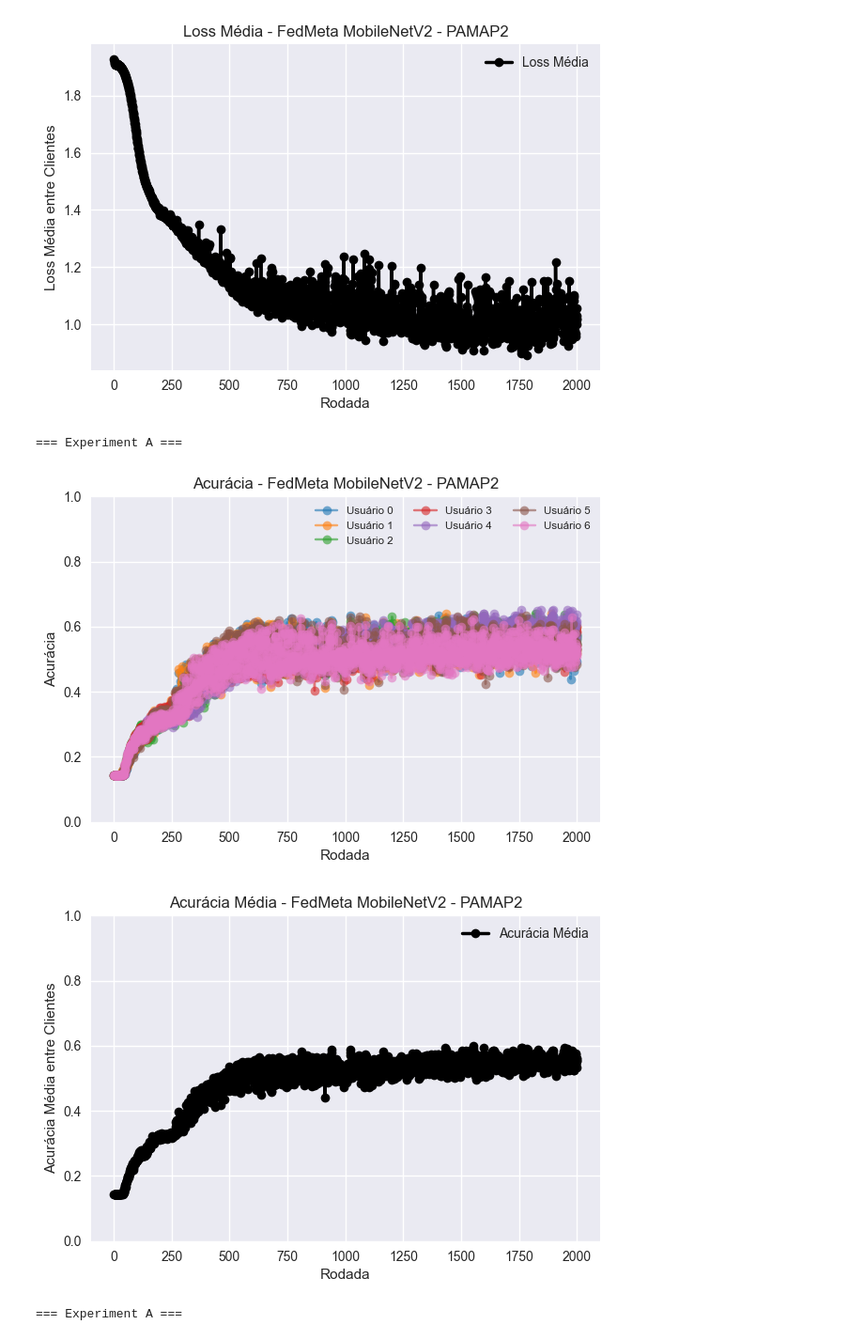
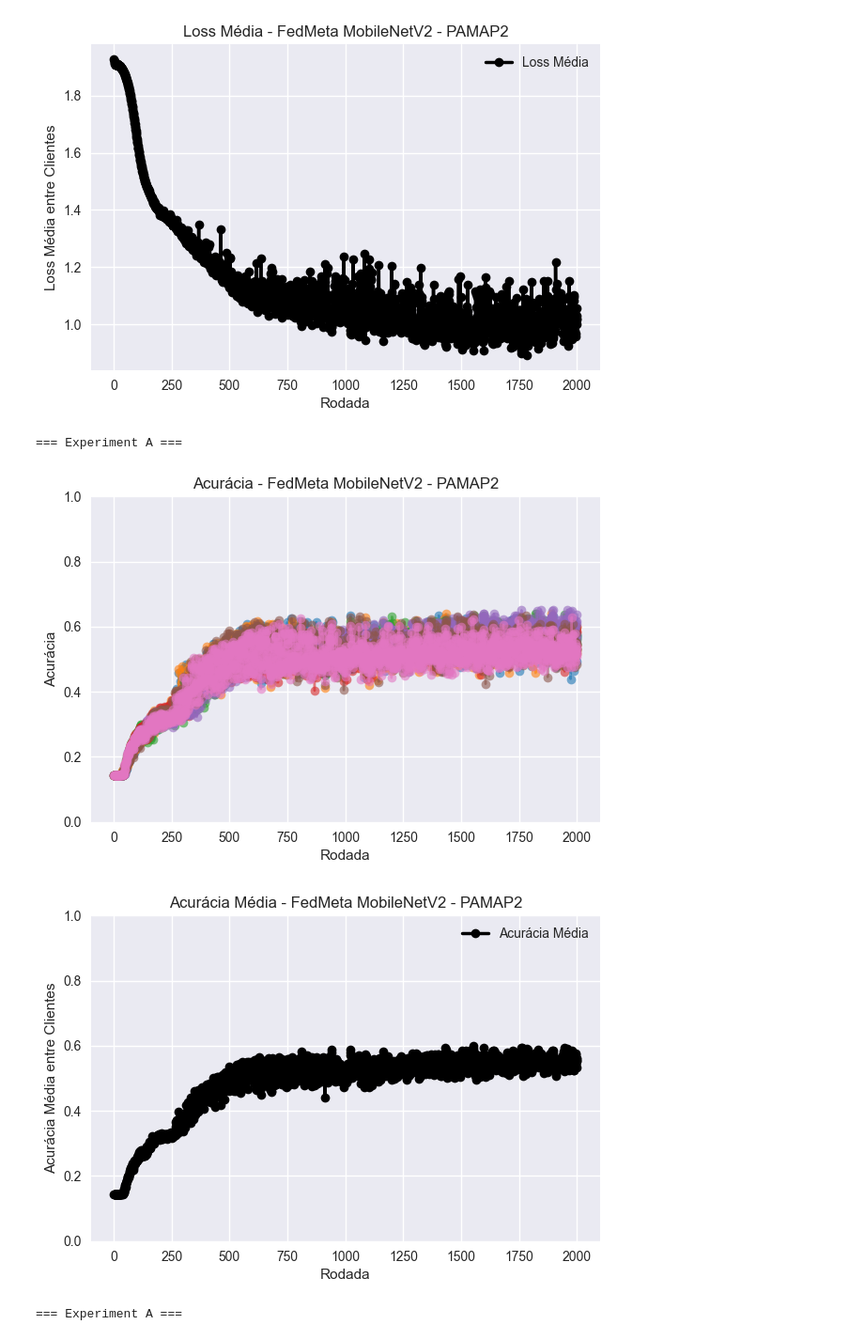
Before and after one commit to TulioPolido/federated_proxy_offset, a Jupyter notebook: Flautim/Personalized/FedMeta MobileNetV2/Results/PAMAP/plot_results_pamap.ipynb, the cells around one changed output. Shown at 94% size. Cells and saved outputs as stored; diff of their text form; code cells hidden in the pictures.

```diff
--- a/Flautim/Personalized/FedMeta MobileNetV2/Results/PAMAP/plot_results_pamap.ipynb
+++ b/Flautim/Personalized/FedMeta MobileNetV2/Results/PAMAP/plot_results_pamap.ipynb
@@ -197,7 +197,7 @@ for xp in dfs:
     plt.ylabel('Acurácia')
     plt.ylim(0.0, 1.0)
     plt.title(f'Acurácia - FedMeta MobileNetV2 - PAMAP2')
-    plt.legend(ncol=3, fontsize='small')
+    #plt.legend(ncol=3, fontsize='small')
     plt.grid(True)
     plt.savefig(f'fedmetamobilenet_all_acc_pamap2.png')
     plt.show()
@@ -206,34 +206,34 @@ for xp in dfs:
     # 2) Build matrix and plot average
     # -------------------------
     if not all_accuracies:
         print(f"No TEST_ACC found for any user in {xp}; skipping average plot.")
         continue
 
     # Align into epochs x users matrix (missing -> NaN) and sort by epoch
     df_all = pd.concat(all_accuracies, axis=1)
     # ensure unique column names (strings)
     df_all.columns = [str(c) for c in df_all.columns]
     df_all = df_all.sort_index()
 
 
     # Compute epoch-wise average (ignore NaNs)
     avg_accuracy = df_all.mean(axis=1, skipna=True)
 
     # Plot average
     plt.figure(figsize=(7, 4.5))
     plt.plot(avg_accuracy.index.astype(int), avg_accuracy.values,
              marker='o', color='black', linewidth=2.5, label='Acurácia Média')
     plt.xlabel('Rodada')
     plt.ylabel('Acurácia Média entre Clientes')
     plt.ylim(0.0, 1.0)
     plt.title(f'Acurácia Média - FedMeta MobileNetV2 - PAMAP2')
     plt.legend()
     plt.grid(True)
     plt.savefig(f'fedmetamobilenet_avg_acc_pamap2.png')
     plt.show()
 # %% [output]
 === Experiment A ===
-[figure, old version]
+[figure, new version]
 [figure]
 # %%
 for xp in dfs:
```
Also changed, not shown: 2 other files.
